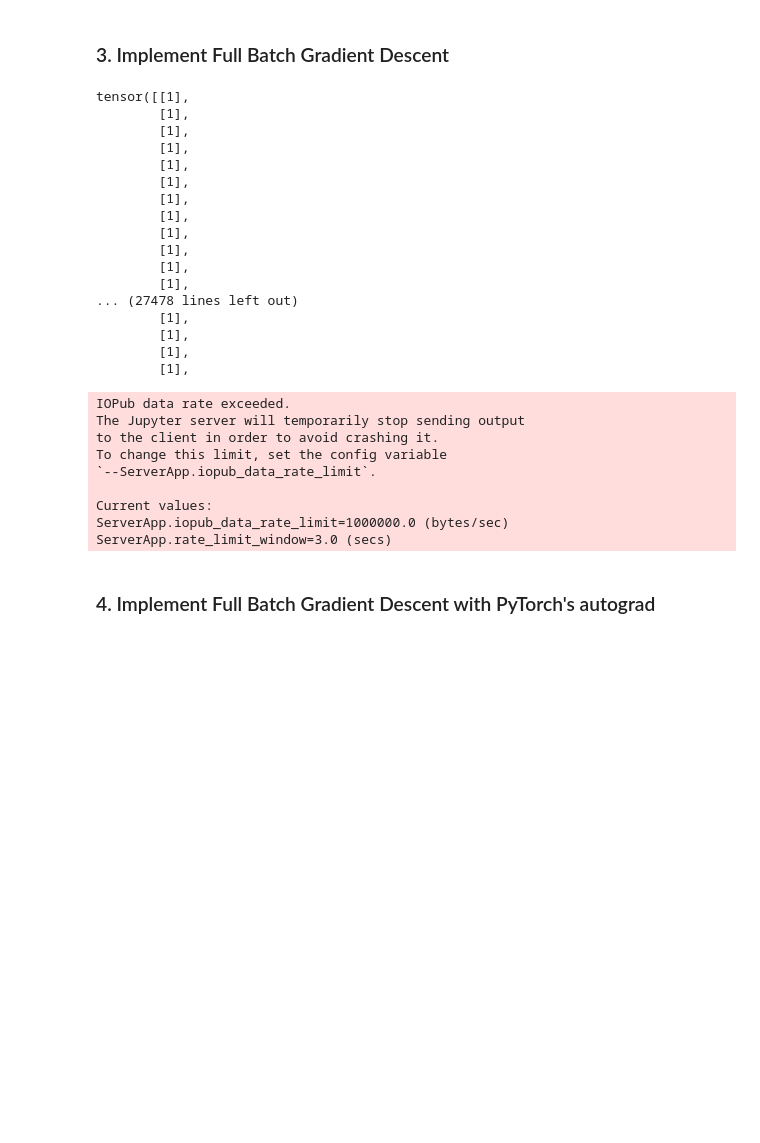
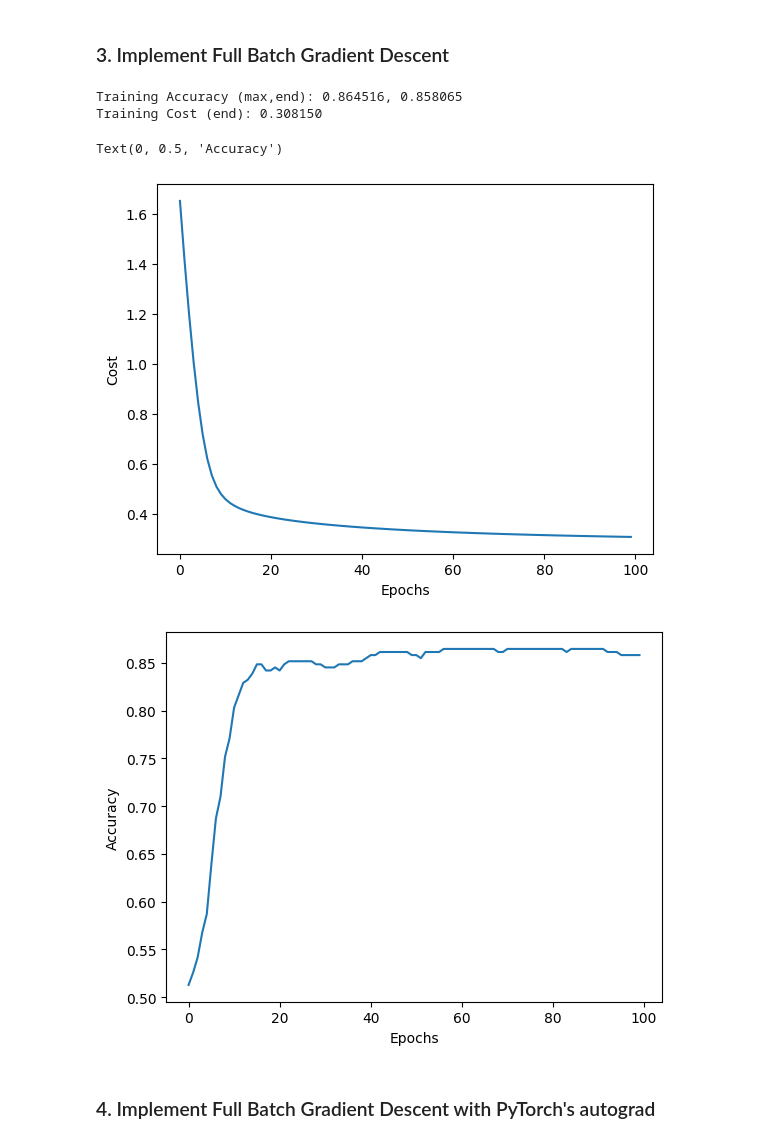
Before and after one commit to dave1b/TSM_DeLearn, a Jupyter notebook: Week2/pw02_binary_classification_GD_dave_brunner.ipynb, the cells around one changed output. Drawn from its saved outputs; the diff is of its cells as text; code cells hidden in the pictures; blank space fills up the shorter version.

```diff
--- a/Week2/pw02_binary_classification_GD_dave_brunner.ipynb
+++ b/Week2/pw02_binary_classification_GD_dave_brunner.ipynb
@@ -66,12 +85,13 @@ def cost(X,Y,W):
 # %%
 def gradient_cost(X,Y,W):
-    return X.T@(X@W.T-Y)/X.shape[0]
+    y_pred = predict(X,W)
+    return torch.matmul(X.t(), y_pred - Y) / len(Y)
 
 def accuracy(Y,Yhat):
-    print(Y)
-    print(Yhat)
-    acc = Y.eq(Yhat)/len(Y)
-    return acc
+    flattened_predictions = torch.where(Yhat >= 0.5, torch.tensor(1), torch.tensor(0))
+    num_correct = torch.sum(Y == flattened_predictions).item()
+    num_samples = Y.numel()
+    return num_correct / num_samples
 # %% [markdown]
 Just for testing:
 # %%
@@ -102,60 +102,41 @@ tensor([[ 1.0986e-01],
 ### 3. Implement Full Batch Gradient Descent
 # %%
 # adjust if needed
-n_epochs = 1000
+n_epochs = 100
 learning_rate = 1.0
 
 ## initial parameter
-W = torch.randn((1,13), dtype=torch.double)
+W = torch.randn(13,1, dtype=torch.double)
 
 # track the costs
 costs = []
 accuracies = []
 # costs = [cost(X,Y,W)]
 # accuracies = [accuracy(Y,predict(X,W))]
 
 for epoch in range(n_epochs):
     W = W - learning_rate * gradient_cost(X,Y,W)
-    costs.append(cost(X,Y,W))
-    accuracies.append(accuracy(Y,predict(X,W)))
+    costs.append(binary_cross_entropy_loss(X,Y,W))
+    acc = accuracy(Y,predict(X,W))
+    accuracies.append(acc)
+
 
 # some output
-accuracies = np.array(accuracies)
-# print(accuracies)
-
-
-print("Training Accuracy (max,end): %f, %f"%(np.max(accuracies), accuracies[-1]))
+print("Training Accuracy (max,end): %f, %f"%(np.max(accuracies), accuracies[len(accuracies)-1]))
 print("Training Cost (end): %f"%costs[-1].item())
 plt.figure(1)
-plt.plot(range(n_epochs+1),costs)
+plt.plot(range(n_epochs),costs)
+plt.xlabel("Epochs")
+plt.ylabel("Cost")
 plt.figure(2)
-plt.plot(range(n_epochs+1),accuracies)
+plt.plot(range(n_epochs),accuracies)
+plt.xlabel("Epochs")
+plt.ylabel("Accuracy")
 # %% [output]
-tensor([[1],
-        [1],
-        [1],
-        [1],
-        [1],
-        [1],
-        [1],
-        [1],
-        [1],
-        [1],
-        [1],
-        [1],
-... (27478 lines left out)
-        [1],
-        [1],
-        [1],
-        [1],
+Training Accuracy (max,end): 0.864516, 0.858065
+Training Cost (end): 0.308150
-IOPub data rate exceeded.
-The Jupyter server will temporarily stop sending output
-to the client in order to avoid crashing it.
-To change this limit, set the config variable
-`--ServerApp.iopub_data_rate_limit`.
-
-Current values:
-ServerApp.iopub_data_rate_limit=1000000.0 (bytes/sec)
-ServerApp.rate_limit_window=3.0 (secs)
+Text(0, 0.5, 'Accuracy')
+[figure, added]
+[figure, added]
 # %% [markdown]
 ### 4. Implement Full Batch Gradient Descent with PyTorch's autograd
```
Also changed, not shown: parts of 7 cells of this notebook, 5 other files.
